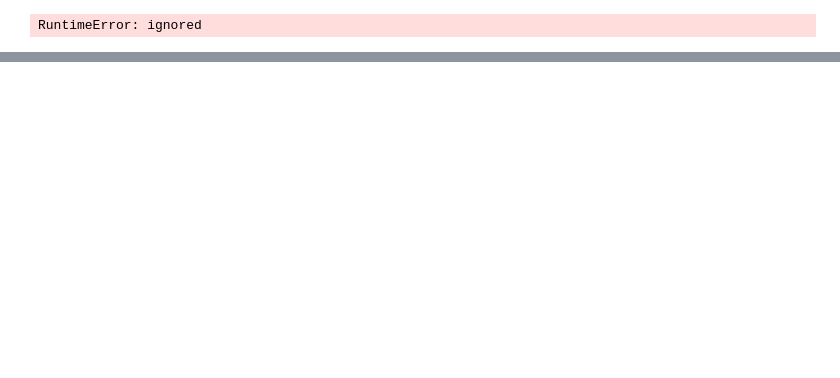
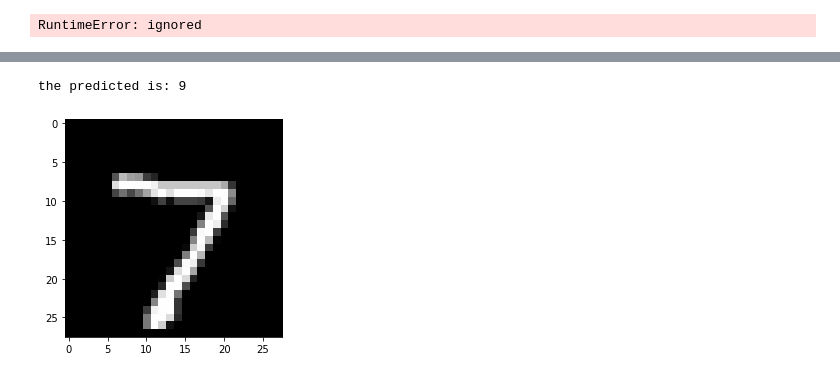
Before and after one commit to Chaitanyate/Deep_learning, a Jupyter notebook: pytorch.ipynb, the cells around one changed output, grey strips where cells are left out. Saved outputs shown, nothing was run; the diff lists cells and outputs as text; code cells hidden in the pictures; blank space fills up the shorter version.

```diff
--- a/pytorch.ipynb
+++ b/pytorch.ipynb
@@ -696,0 +705,5 @@ RuntimeError: ignored
+# %%
+optimizer=torch.optim.SGD(model.parameters(),lr=0.001)
+model=mnist()
+
+fit(5,model,f.cross_entropy,optimizer,train_loads,val_loads,accuracy)
@@ -696,0 +727,8 @@ RuntimeError: ignored
+# %%
+img,label=new_data[0]
+
+plt.imshow(img[0],cmap="gray")
+print("the predicted is:",predict_image(img,model))
+# %% [output]
+the predicted is: 9
+[figure, added]
```
Also changed, not shown: parts of 15 cells of this notebook.
